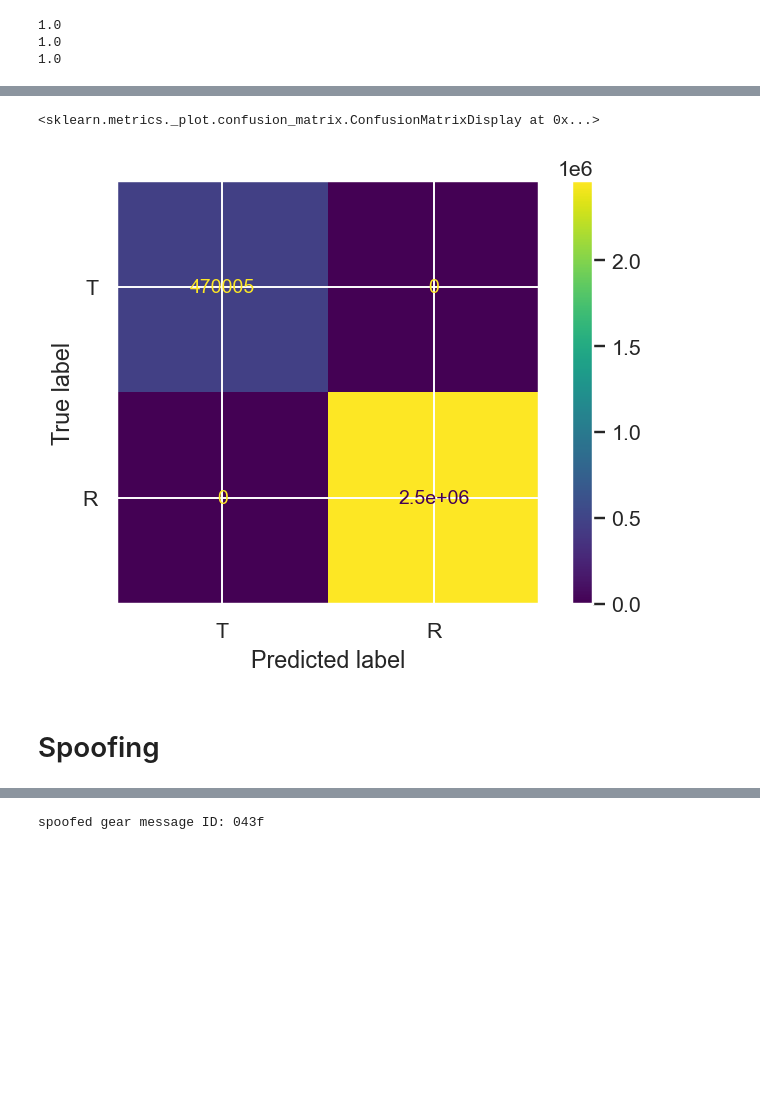
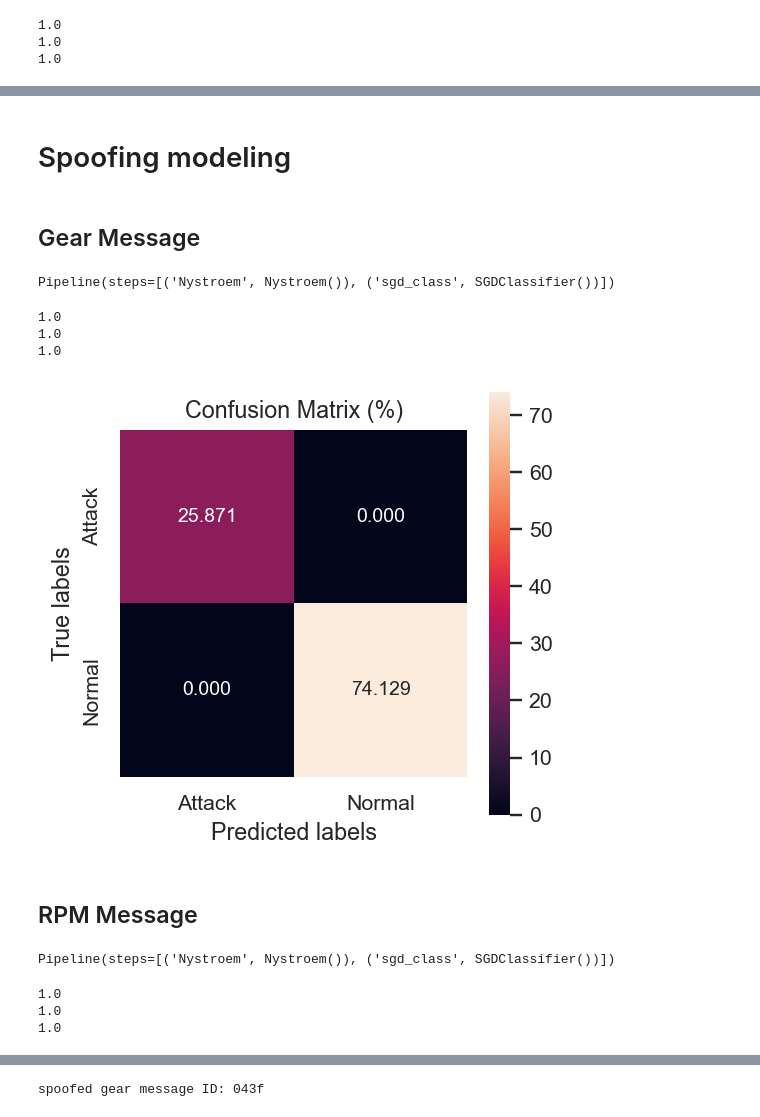
Before and after one commit to DanilaRedin/CAN_IDS, a Jupyter notebook: ids.ipynb, the cells around one changed output, grey strips where cells are left out. Saved outputs shown, nothing was run; the diff lists cells and outputs as text; code cells hidden in the pictures; blank space fills up the shorter version.

Commit message:
Added estimators for spoofing (rpm and gear messages). F1=1 for both

```diff
--- a/ids.ipynb
+++ b/ids.ipynb
@@ -129,0 +169,14 @@ yfuzzy_train: (3071087,)        yfuzzy_test: (767772,)
+# %%
+# Gear
+ygear_train = Xgear_train.Flag
+Xgear_train.drop('Flag', axis=1, inplace=True)
+
+ygear_test = Xgear_test.Flag
+Xgear_test.drop('Flag', axis=1, inplace=True)
+
+# RPM
+yrpm_train = Xrpm_train.Flag
+Xrpm_train.drop('Flag', axis=1, inplace=True)
+
+yrpm_test = Xrpm_test.Flag
+Xrpm_test.drop('Flag', axis=1, inplace=True)
@@ -274,7 +296,27 @@ print(recall_score(ydos_train, ydos_pred_train, labels=['T', 'R'], pos_label='T'
-# %%
-ConfusionMatrixDisplay.from_predictions(ydos_train, ydos_pred_train, labels=['T', 'R'])
-# %% [output]
-<sklearn.metrics._plot.confusion_matrix.ConfusionMatrixDisplay at 0x...>
-[figure, removed]
 # %% [markdown]
-# Spoofing
+# Spoofing modeling
+# %% [markdown]
+## Gear Message
+# %%
+svc_gear = Pipeline([('Nystroem', Nystroem()),
+                    ('sgd_class', SGDClassifier())])
+# %%
+svc_gear.fit(Xgear_train, ygear_train)
+# %% [output]
+Pipeline(steps=[('Nystroem', Nystroem()), ('sgd_class', SGDClassifier())])
+# %%
+ygear_pred = svc_gear.predict(Xgear_test)
+# %%
+print(f1_score(ygear_test, ygear_pred, labels=['T', 'R'], pos_label='T'))
+print(precision_score(ygear_test, ygear_pred, labels=['T', 'R'], pos_label='T'))
+print(recall_score(ygear_test, ygear_pred, labels=['T', 'R'], pos_label='T'))
+# %% [output]
+1.0
+1.0
+1.0
+# %%
+plot_confmat(ygear_test, ygear_pred)
+# %% [output]
+[figure, added]
+# %% [markdown]
+## RPM Message
@@ -280,0 +326,4 @@ ConfusionMatrixDisplay.from_predictions(ydos_train, ydos_pred_train, labels=['T'
+# %%
+svc_rpm.fit(Xrpm_train, yrpm_train)
+# %% [output]
+Pipeline(steps=[('Nystroem', Nystroem()), ('sgd_class', SGDClassifier())])
@@ -280,0 +332,8 @@ ConfusionMatrixDisplay.from_predictions(ydos_train, ydos_pred_train, labels=['T'
+# %%
+print(f1_score(yrpm_test, yrpm_pred, labels=['T', 'R'], pos_label='T'))
+print(precision_score(yrpm_test, yrpm_pred, labels=['T', 'R'], pos_label='T'))
+print(recall_score(yrpm_test, yrpm_pred, labels=['T', 'R'], pos_label='T'))
+# %% [output]
+1.0
+1.0
+1.0
```
Also changed, not shown: parts of 34 cells of this notebook.
